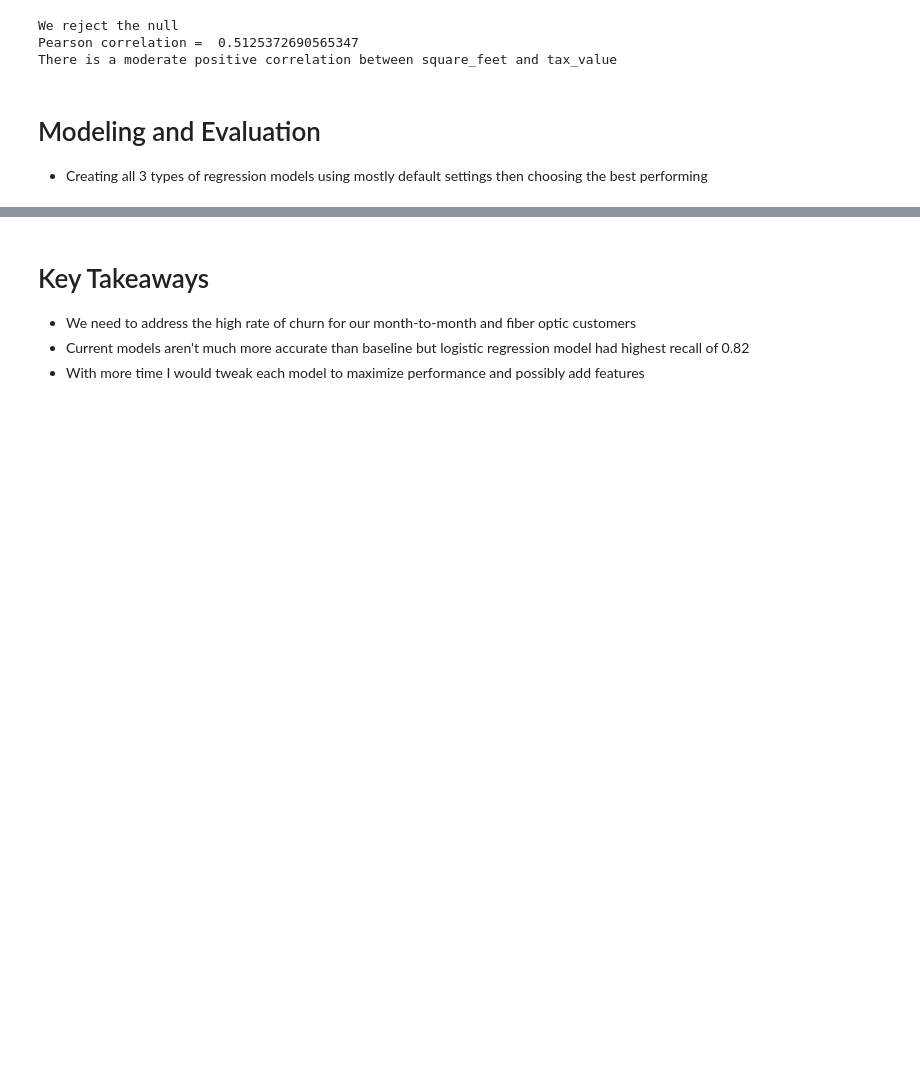
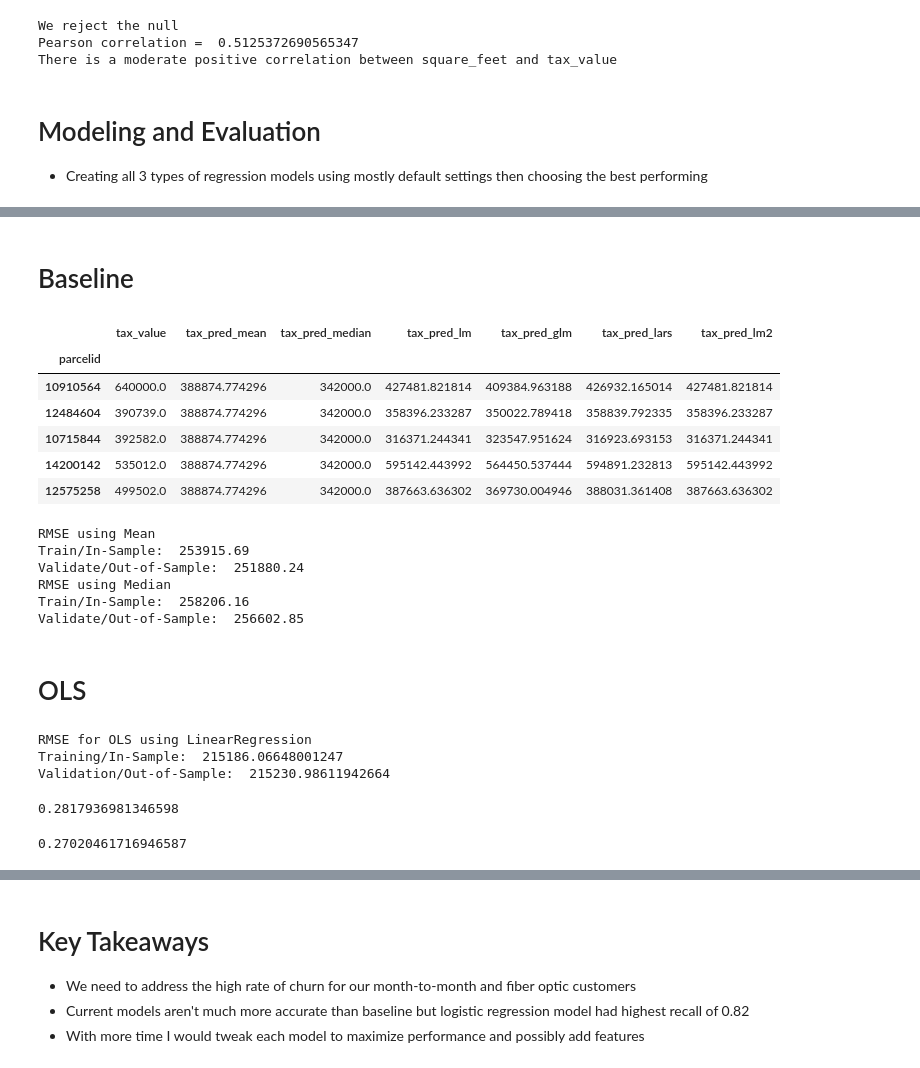
Before and after one commit to Ken-Alviola/Regression-Project-Zillow, a Jupyter notebook: Regression_Project_Zillow.ipynb, the cells around one changed output, grey strips where cells are left out. Cells and saved outputs as stored; diff of their text form; code cells hidden in the pictures; blank space fills up the shorter version.

```diff
--- a/Regression_Project_Zillow.ipynb
+++ b/Regression_Project_Zillow.ipynb
@@ -498,0 +419,78 @@ predicted_df.to_csv('churn_predictions.csv')
+# %% [markdown]
+# Baseline
+# %%
+y_train_mvp = pd.DataFrame(y_train_mvp)
+y_validate_mvp = pd.DataFrame(y_validate_mvp)
+
+# 1. Predict pred_mean
+tax_pred_mean = y_train_mvp.tax_value.mean()
+y_train_mvp['tax_pred_mean'] = tax_pred_mean
+y_validate_mvp['tax_pred_mean'] = tax_pred_mean
+
+# 2. compute pred_median
+tax_pred_median = y_train_mvp.tax_value.median()
+y_train_mvp['tax_pred_median'] = tax_pred_median
+y_validate_mvp['tax_pred_median'] = tax_pred_median
+# %%
+#baseline target df
+y_train_mvp.head()
+# %% [output]
+|  | tax_value | tax_pred_mean | tax_pred_median | tax_pred_lm | tax_pred_glm | tax_pred_lars | tax_pred_lm2 |
+| parcelid |  |  |  |  |  |  |  |
+| 10910564 | 640000.0 | 388874.774296 | 342000.0 | 427481.821814 | 409384.963188 | 426932.165014 | 427481.821814 |
+| 12484604 | 390739.0 | 388874.774296 | 342000.0 | 358396.233287 | 350022.789418 | 358839.792335 | 358396.233287 |
+| 10715844 | 392582.0 | 388874.774296 | 342000.0 | 316371.244341 | 323547.951624 | 316923.693153 | 316371.244341 |
+| 14200142 | 535012.0 | 388874.774296 | 342000.0 | 595142.443992 | 564450.537444 | 594891.232813 | 595142.443992 |
+| 12575258 | 499502.0 | 388874.774296 | 342000.0 | 387663.636302 | 369730.004946 | 388031.361408 | 387663.636302 |
+# %%
+# 3. RMSE of pred_mean
+rmse_train = mean_squared_error(y_train_mvp.tax_value, y_train_mvp.tax_pred_mean) ** .5
+rmse_validate = mean_squared_error(y_validate_mvp.tax_value, y_validate_mvp.tax_pred_mean) ** (1/2)
+
+print("RMSE using Mean\nTrain/In-Sample: ", round(rmse_train, 2),
+      "\nValidate/Out-of-Sample: ", round(rmse_validate, 2))
+
+# 4. RMSE of pred_median
+rmse_train = mean_squared_error(y_train_mvp.tax_value, y_train_mvp.tax_pred_median) ** .5
+rmse_validate = mean_squared_error(y_validate_mvp.tax_value, y_validate_mvp.tax_pred_median) ** .5
+print("RMSE using Median\nTrain/In-Sample: ", round(rmse_train, 2),
+      "\nValidate/Out-of-Sample: ", round(rmse_validate, 2))
+# %% [output]
+RMSE using Mean
+Train/In-Sample:  253915.69
+Validate/Out-of-Sample:  251880.24
+RMSE using Median
+Train/In-Sample:  258206.16
+Validate/Out-of-Sample:  256602.85
+# %% [markdown]
+# OLS
+# %%
+lm = LinearRegression(normalize=False)
+
+lm.fit(X_train_scaled_mvp, y_train_mvp.tax_value)
+
+y_train_mvp['tax_pred_lm'] = lm.predict(X_train_scaled_mvp)
+
+# evaluate: rmse
+rmse_train = mean_squared_error(y_train_mvp.tax_value, y_train_mvp.tax_pred_lm) ** (1/2)
+
+# predict validate
+y_validate_mvp['tax_pred_lm'] = lm.predict(X_validate_scaled_mvp)
+
+# evaluate: rmse
+rmse_validate = mean_squared_error(y_validate_mvp.tax_value, y_validate_mvp.tax_pred_lm) ** (1/2)
+
+print("RMSE for OLS using LinearRegression\nTraining/In-Sample: ", rmse_train,
+      "\nValidation/Out-of-Sample: ", rmse_validate)
+# %% [output]
+RMSE for OLS using LinearRegression
+Training/In-Sample:  215186.06648001247
+Validation/Out-of-Sample:  215230.98611942664
+# %%
+explained_variance_score(y_train_mvp.tax_value, y_train_mvp.tax_pred_lm)
+# %% [output]
+0.2817936981346598
+# %%
+explained_variance_score(y_validate_mvp.tax_value, y_validate_mvp.tax_pred_lm)
+# %% [output]
+0.27020461716946587
```
Also changed, not shown: parts of 92 cells of this notebook, 2 other files.
